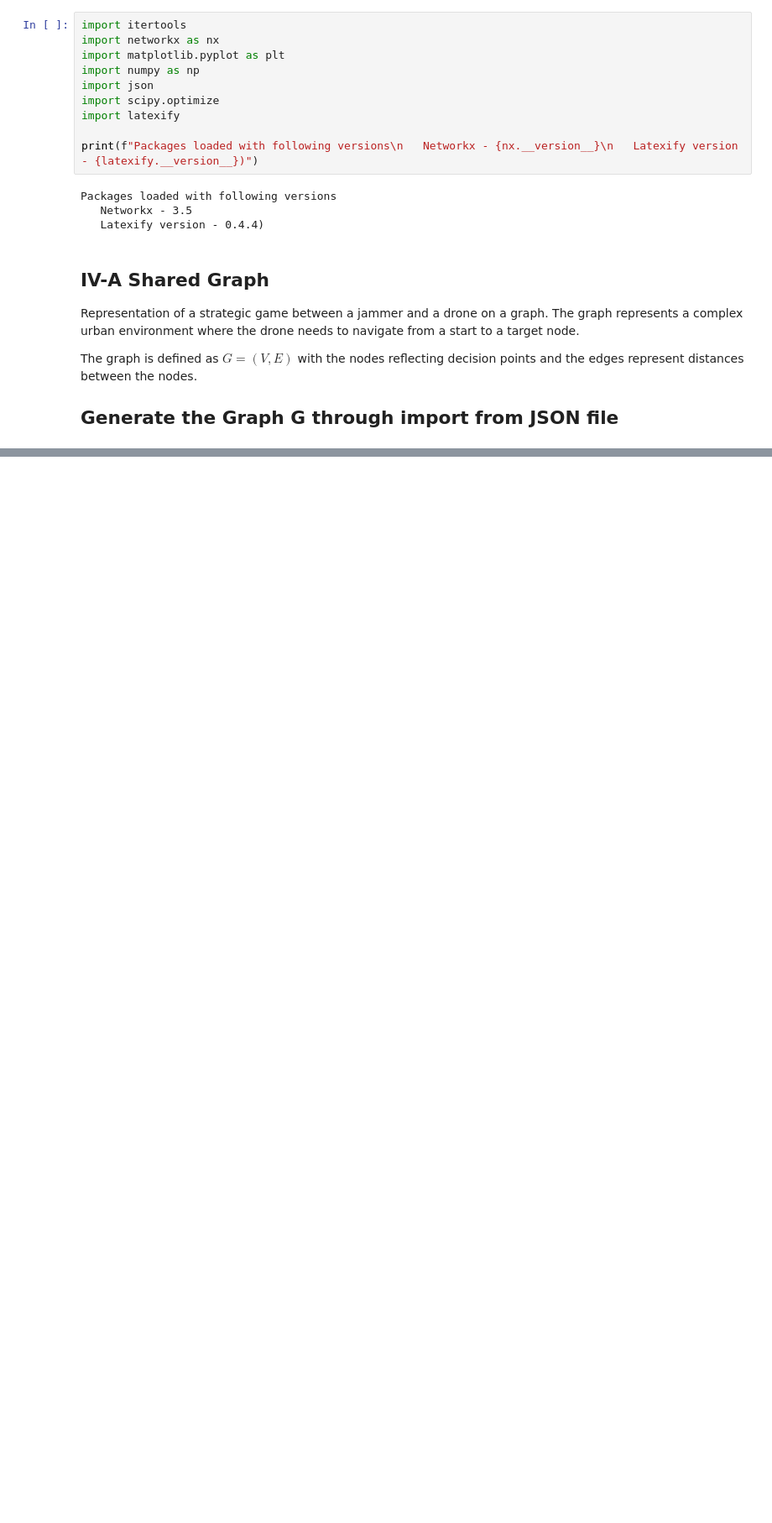
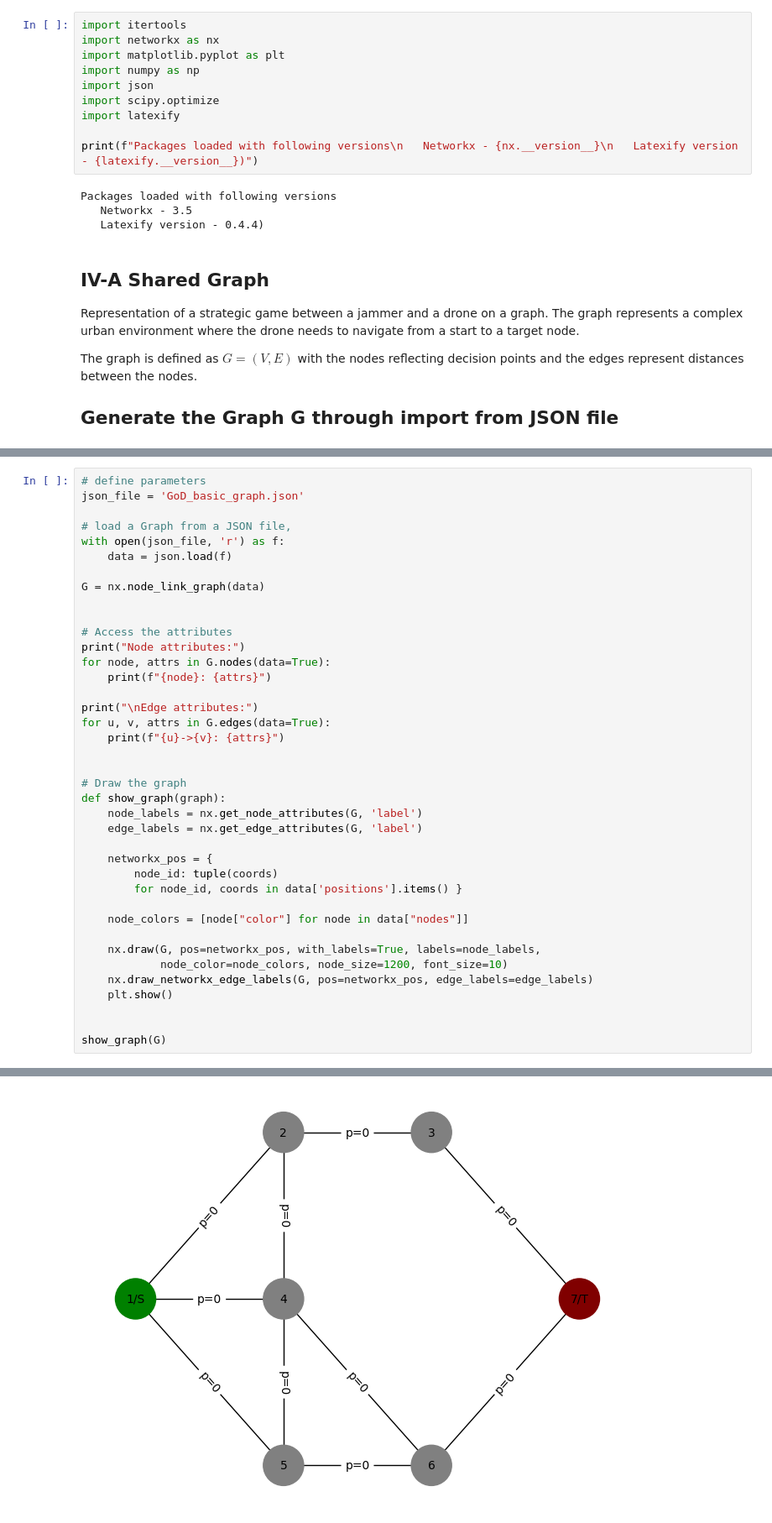
Before and after one commit to nlcircle/0175_GoD_on_a_Graph, a Jupyter notebook: 20251108 IV-B Adv Path Selection as Normal Game.ipynb, the cells around one changed output, grey strips where cells are left out. Shown: that part at 84% size. Cells and saved outputs as stored; diff of their text form; blank space fills up the shorter version.

Commit message:
20251108_2220 Jammed Graph modified

```diff
--- a/20251108 IV-B Adv Path Selection as Normal Game.ipynb
+++ b/20251108 IV-B Adv Path Selection as Normal Game.ipynb
@@ -86,0 +28,40 @@ NetworkXError: Node '1' has no position.
+# %%
+# define parameters
+json_file = 'GoD_basic_graph.json'
+
+# load a Graph from a JSON file,
+with open(json_file, 'r') as f:
+    data = json.load(f)
+
+G = nx.node_link_graph(data)
+
+
+# Access the attributes
+print("Node attributes:")
+for node, attrs in G.nodes(data=True):
+    print(f"{node}: {attrs}")
+
+print("\nEdge attributes:")
+for u, v, attrs in G.edges(data=True):
+    print(f"{u}->{v}: {attrs}")
+
+
+# Draw the graph
+def show_graph(graph):
+    node_labels = nx.get_node_attributes(G, 'label')
+    edge_labels = nx.get_edge_attributes(G, 'label')
+
+    networkx_pos = {
+        node_id: tuple(coords)
+        for node_id, coords in data['positions'].items() }
+
+    node_colors = [node["color"] for node in data["nodes"]]
+
+    nx.draw(G, pos=networkx_pos, with_labels=True, labels=node_labels,
+            node_color=node_colors, node_size=1200, font_size=10)
+    nx.draw_networkx_edge_labels(G, pos=networkx_pos, edge_labels=edge_labels)
+    plt.show()
+
+
+show_graph(G)
+# %% [output]
@@ -86,0 +95 @@ NetworkXError: Node '1' has no position.
+[figure, added]
```
Also changed, not shown: parts of 4 cells of this notebook, 1 other file.
